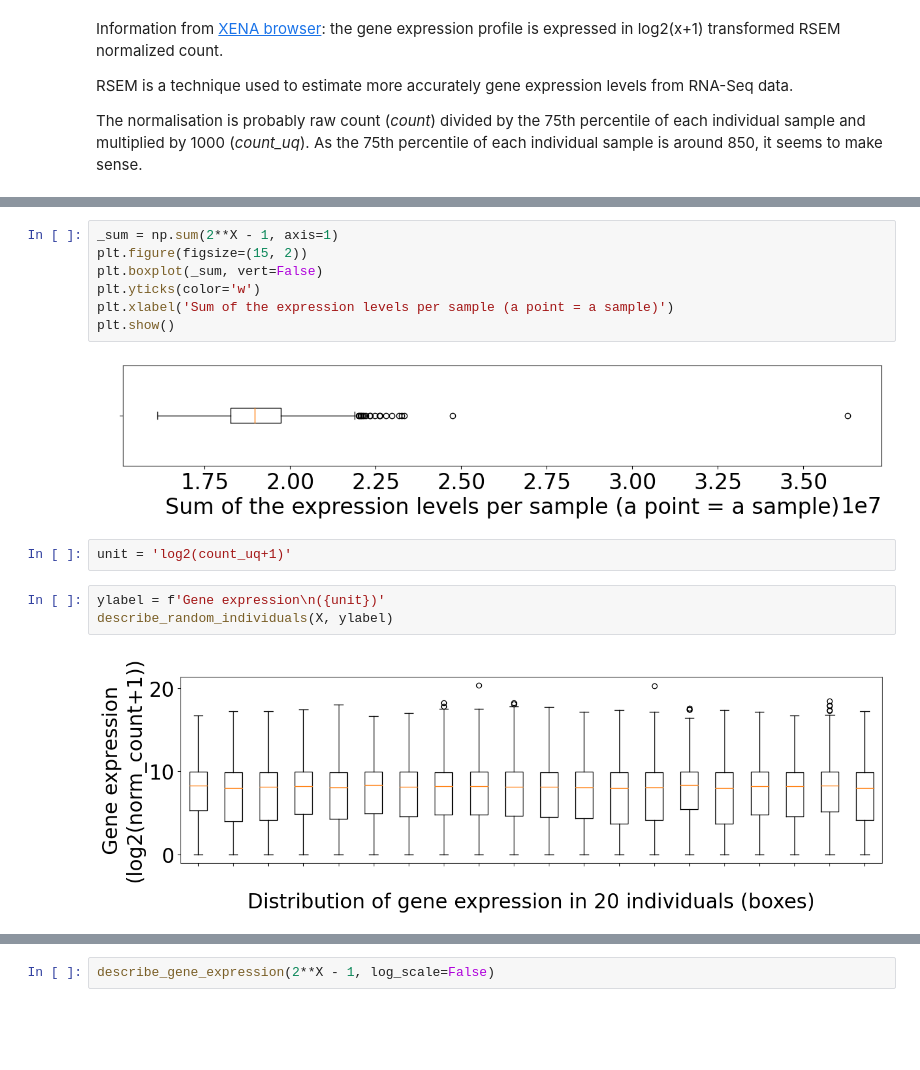
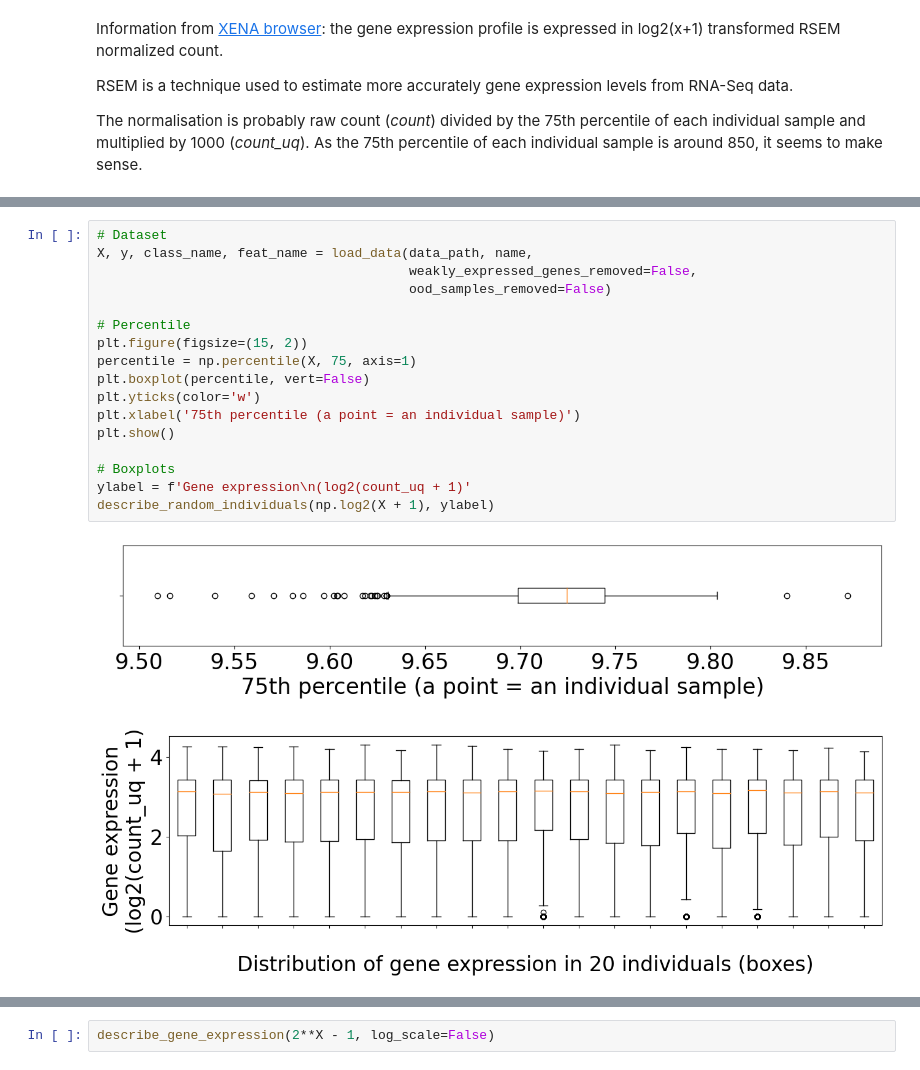
Before and after one commit to mbonto/XAI_in_genomics, a Jupyter notebook: Legacy/Data/Discover_gene_expression_data.ipynb, the cells around one changed output, grey strips where cells are left out. Cells and saved outputs as stored; diff of their text form; blank space fills up the shorter version.

```diff
--- a/Legacy/Data/Discover_gene_expression_data.ipynb
+++ b/Legacy/Data/Discover_gene_expression_data.ipynb
@@ -46,16 +35,20 @@ plt.show()
-# %%
-_sum = np.sum(2**X - 1, axis=1)
-plt.figure(figsize=(15, 2))
-plt.boxplot(_sum, vert=False)
-plt.yticks(color='w')
-plt.xlabel('Sum of the expression levels per sample (a point = a sample)')
-plt.show()
-# %% [output]
-[figure, removed]
-# %%
-unit = 'log2(count_uq+1)'
-# %%
-ylabel = f'Gene expression\n({unit})'
-describe_random_individuals(X, ylabel)
-# %% [output]
-[figure, removed]
+# %%
+# Dataset
+X, y, class_name, feat_name = load_data(data_path, name,
+                                        weakly_expressed_genes_removed=False,
+                                        ood_samples_removed=False)
+
+# Percentile
+plt.figure(figsize=(15, 2))
+percentile = np.percentile(X, 75, axis=1)
+plt.boxplot(percentile, vert=False)
+plt.yticks(color='w')
+plt.xlabel('75th percentile (a point = an individual sample)')
+plt.show()
+
+# Boxplots
+ylabel = f'Gene expression\n(log2(count_uq + 1)'
+describe_random_individuals(np.log2(X + 1), ylabel)
+# %% [output]
+[figure, added]
+[figure, added]
```
Also changed, not shown: parts of 11 cells of this notebook, 11 other files.
